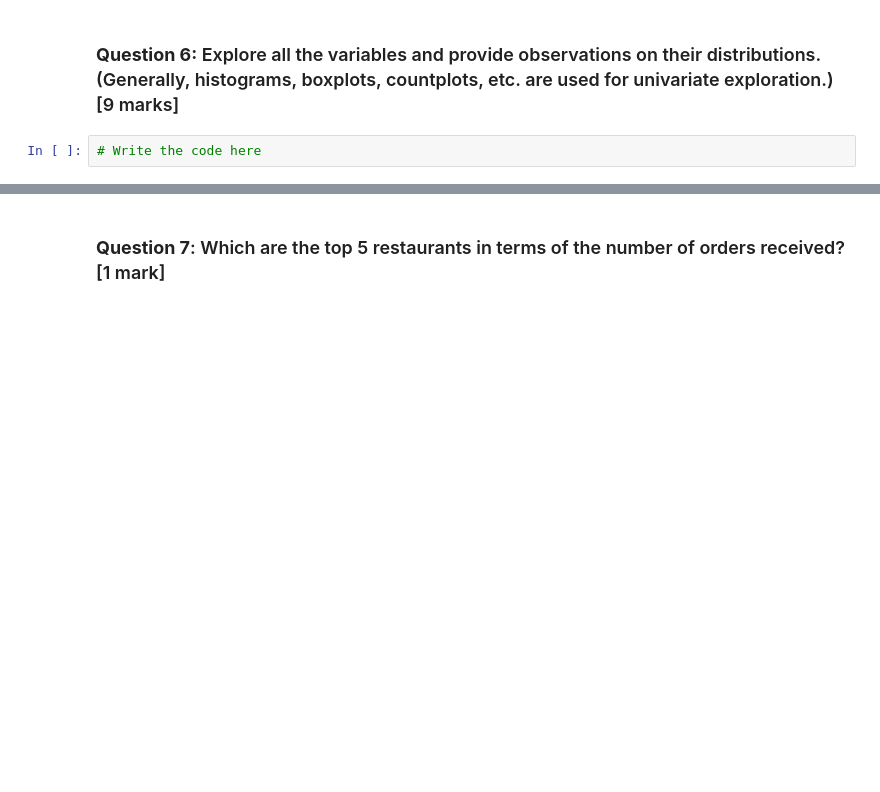
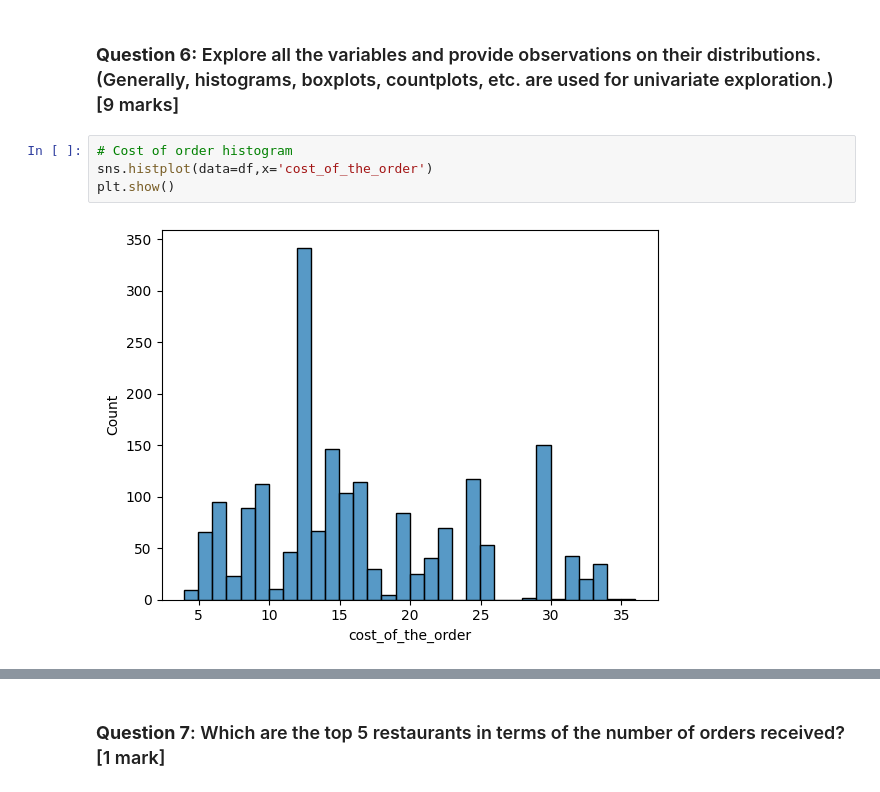
Before and after one commit to dfisher1212/MIT_PE_ADSP, a Jupyter notebook: FDS_Project_LearnerNotebook_FullCode.ipynb, the cells around one changed output, grey strips where cells are left out. Saved outputs shown, nothing was run; the diff lists cells and outputs as text; blank space fills up the shorter version.

```diff
--- a/FDS_Project_LearnerNotebook_FullCode.ipynb
+++ b/FDS_Project_LearnerNotebook_FullCode.ipynb
@@ -164,5 +164,9 @@ array(['Not given', '5', '3', '4'], dtype=object)
 ### Univariate Analysis
 # %% [markdown]
 ### **Question 6:** Explore all the variables and provide observations on their distributions. (Generally, histograms, boxplots, countplots, etc. are used for univariate exploration.) [9 marks]
-# %%
-# Write the code here
+# %%
+# Cost of order histogram
+sns.histplot(data=df,x='cost_of_the_order')
+plt.show()
+# %% [output]
+[figure, added]
```
Also changed, not shown: parts of 9 cells of this notebook.
